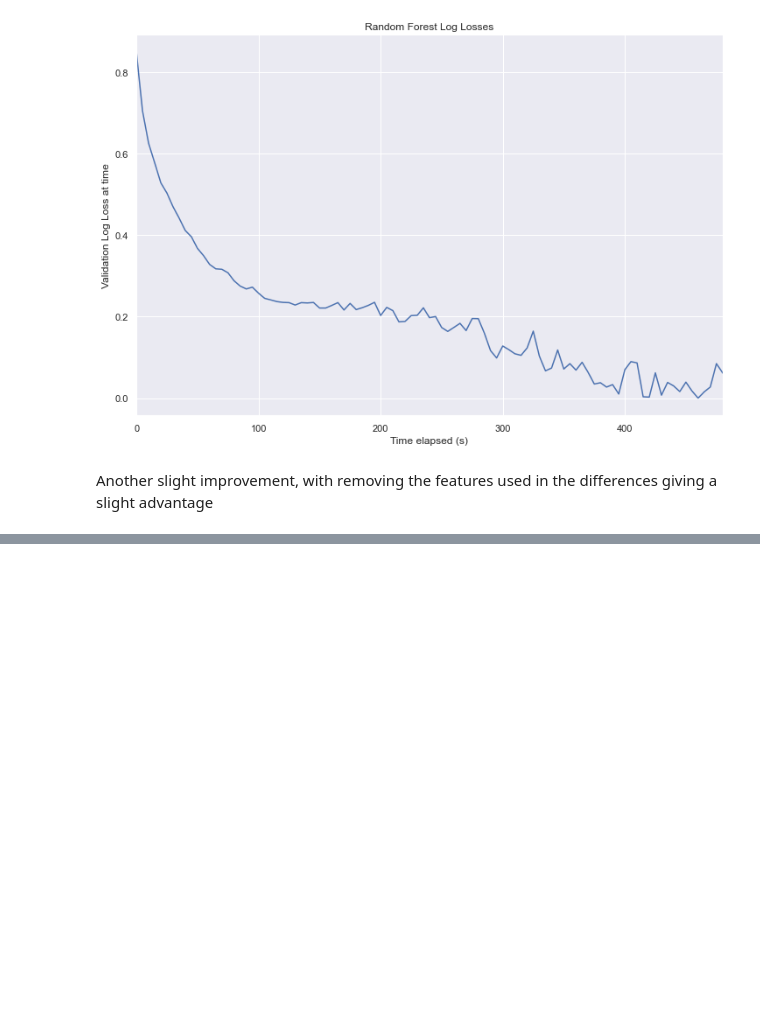
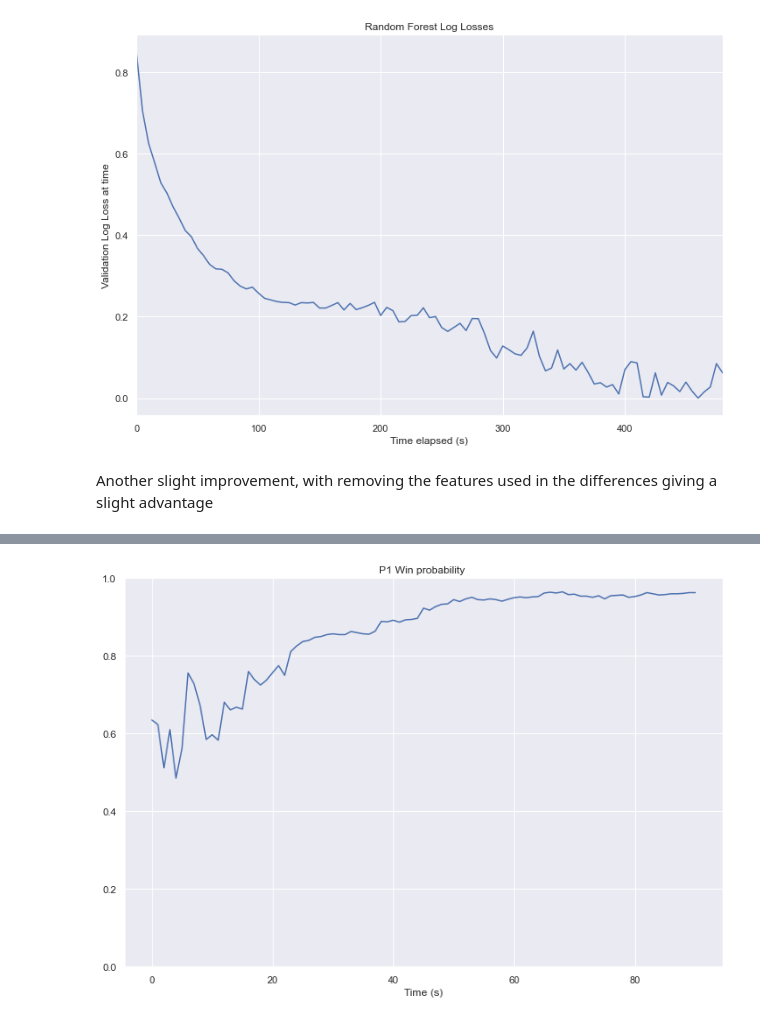
Before and after one commit to nathaniel-speiser/melee-predicter, a Jupyter notebook: Feature engineering.ipynb, the cells around one changed output, grey strips where cells are left out. Cells and saved outputs as stored; diff of their text form; code cells hidden in the pictures; blank space fills up the shorter version.

```diff
--- a/Feature engineering.ipynb
+++ b/Feature engineering.ipynb
@@ -383,0 +375,6 @@ df
+# %%
+prob_check = construct_df_igs(['replays/4stockp1.slp'],1)
+prob_check,all_diff_feats = process_df_igs(prob_check)
+plot_win_probs(prob_check,rf_final, f)
+# %% [output]
+[figure, added]
```
Also changed, not shown: parts of 54 cells of this notebook, 2 other files.
